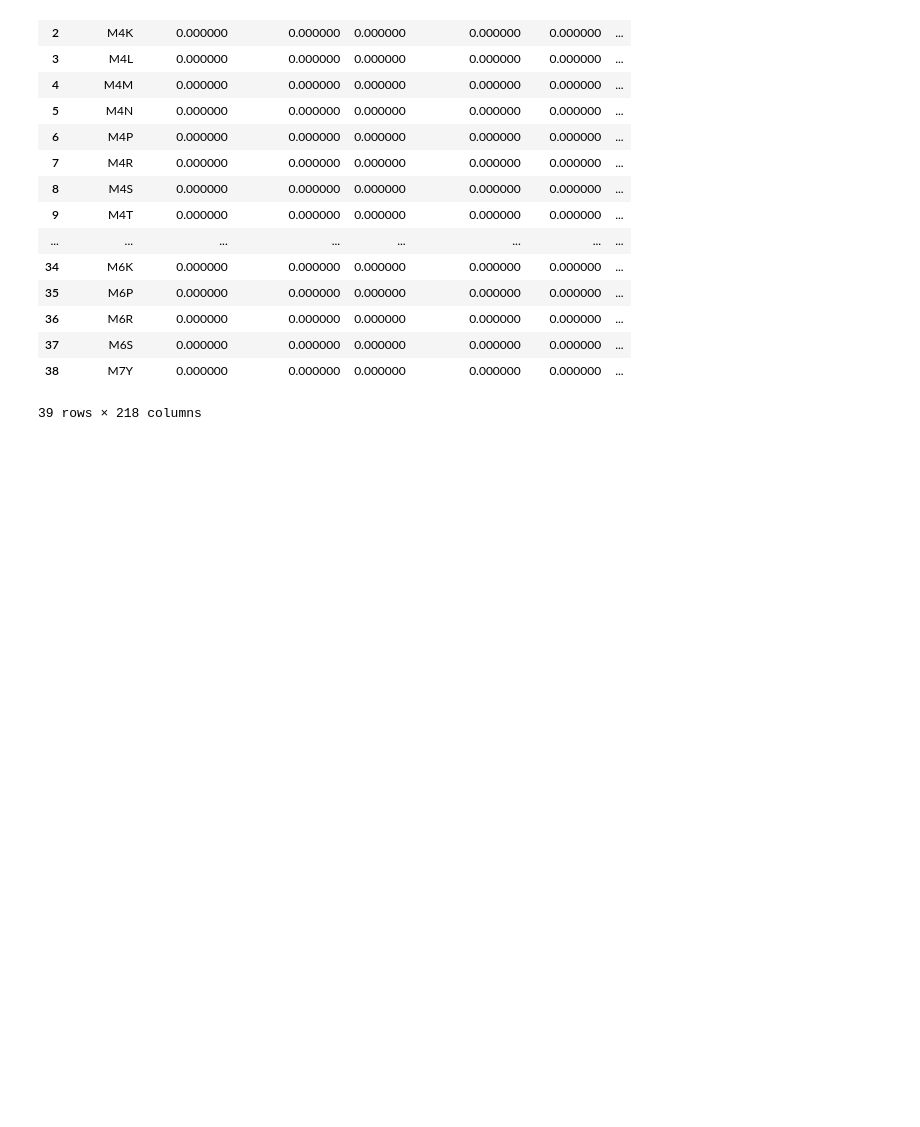
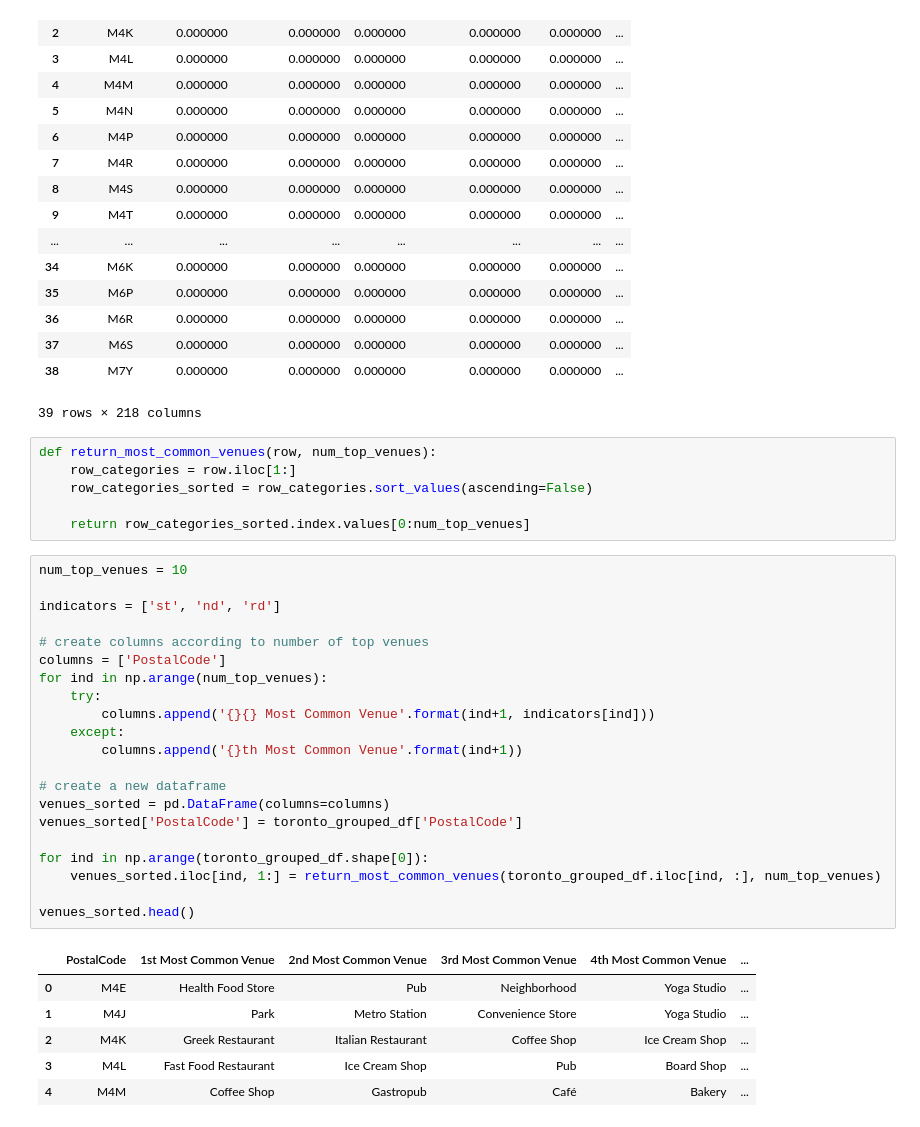
Before and after one commit to Guill3RL/Coursera_Capstone, a Jupyter notebook: Coursera_Capstone.ipynb, the cells around one changed output. Cells and saved outputs as stored; diff of their text form; blank space fills up the shorter version.

Commit message:
Published from Watson Studio.

```diff
--- a/Coursera_Capstone.ipynb
+++ b/Coursera_Capstone.ipynb
@@ -231,3 +231,37 @@ toronto_grouped_df
 | 37 | M6S | 0.000000 | 0.000000 | 0.000000 | 0.000000 | 0.000000 | ... |
 | 38 | M7Y | 0.000000 | 0.000000 | 0.000000 | 0.000000 | 0.000000 | ... |
 39 rows × 218 columns
+# %%
+def return_most_common_venues(row, num_top_venues):
+    row_categories = row.iloc[1:]
+    row_categories_sorted = row_categories.sort_values(ascending=False)
+
+    return row_categories_sorted.index.values[0:num_top_venues]
+# %%
+num_top_venues = 10
+
+indicators = ['st', 'nd', 'rd']
+
+# create columns according to number of top venues
+columns = ['PostalCode']
+for ind in np.arange(num_top_venues):
+    try:
+        columns.append('{}{} Most Common Venue'.format(ind+1, indicators[ind]))
+    except:
+        columns.append('{}th Most Common Venue'.format(ind+1))
+
+# create a new dataframe
+venues_sorted = pd.DataFrame(columns=columns)
+venues_sorted['PostalCode'] = toronto_grouped_df['PostalCode']
+
+for ind in np.arange(toronto_grouped_df.shape[0]):
+    venues_sorted.iloc[ind, 1:] = return_most_common_venues(toronto_grouped_df.iloc[ind, :], num_top_venues)
+
+venues_sorted.head()
+# %% [output]
+|  | PostalCode | 1st Most Common Venue | 2nd Most Common Venue | 3rd Most Common Venue | 4th Most Common Venue | ... |
+| 0 | M4E | Health Food Store | Pub | Neighborhood | Yoga Studio | ... |
+| 1 | M4J | Park | Metro Station | Convenience Store | Yoga Studio | ... |
+| 2 | M4K | Greek Restaurant | Italian Restaurant | Coffee Shop | Ice Cream Shop | ... |
+| 3 | M4L | Fast Food Restaurant | Ice Cream Shop | Pub | Board Shop | ... |
+| 4 | M4M | Coffee Shop | Gastropub | Café | Bakery | ... |
```
Also changed, not shown: parts of 5 cells of this notebook.
